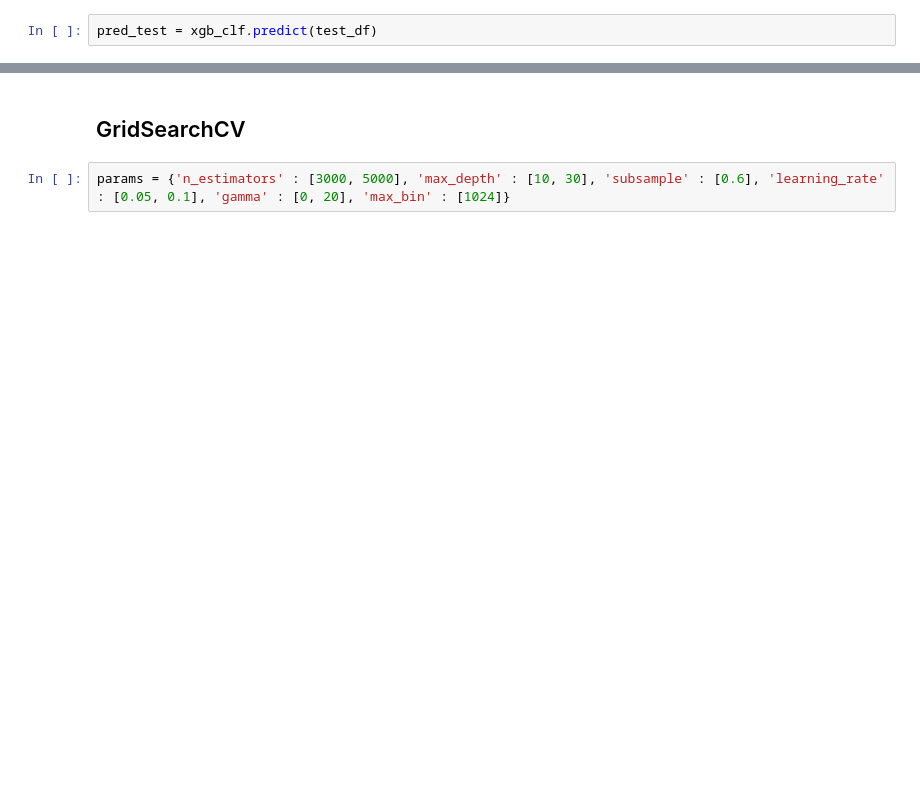
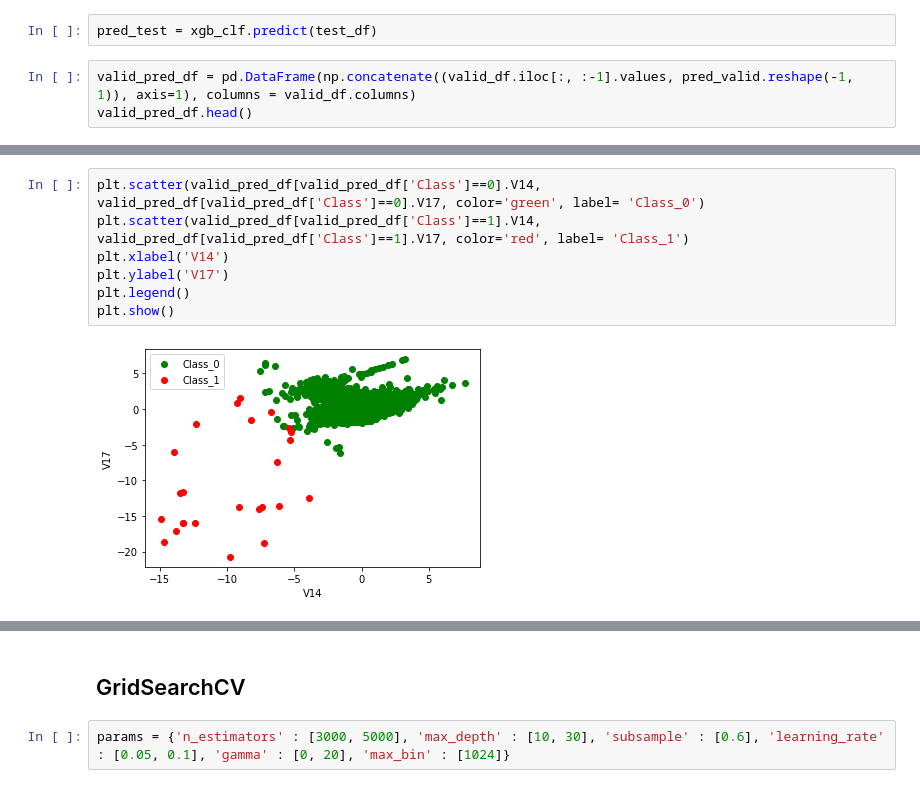
Before and after one commit to Seoyeon-An/YBIGTA_CreditCardAI, a Jupyter notebook: Supervised_Modeling/XGBoost_for_classification.ipynb, the cells around one changed output, grey strips where cells are left out. Saved outputs shown, nothing was run; the diff lists cells and outputs as text; blank space fills up the shorter version.

```diff
--- a/Supervised_Modeling/XGBoost_for_classification.ipynb
+++ b/Supervised_Modeling/XGBoost_for_classification.ipynb
@@ -134,2 +140,5 @@ get_clf_eval(y_valid, pred_valid)
 # %%
 pred_test = xgb_clf.predict(test_df)
+# %%
+valid_pred_df = pd.DataFrame(np.concatenate((valid_df.iloc[:, :-1].values, pred_valid.reshape(-1, 1)), axis=1), columns = valid_df.columns)
+valid_pred_df.head()
@@ -135,0 +153,9 @@ pred_test = xgb_clf.predict(test_df)
+# %%
+plt.scatter(valid_pred_df[valid_pred_df['Class']==0].V14, valid_pred_df[valid_pred_df['Class']==0].V17, color='green', label= 'Class_0')
+plt.scatter(valid_pred_df[valid_pred_df['Class']==1].V14, valid_pred_df[valid_pred_df['Class']==1].V17, color='red', label= 'Class_1')
+plt.xlabel('V14')
+plt.ylabel('V17')
+plt.legend()
+plt.show()
+# %% [output]
+[figure, added]
```
Also changed, not shown: parts of 10 cells of this notebook, 3 other files.
